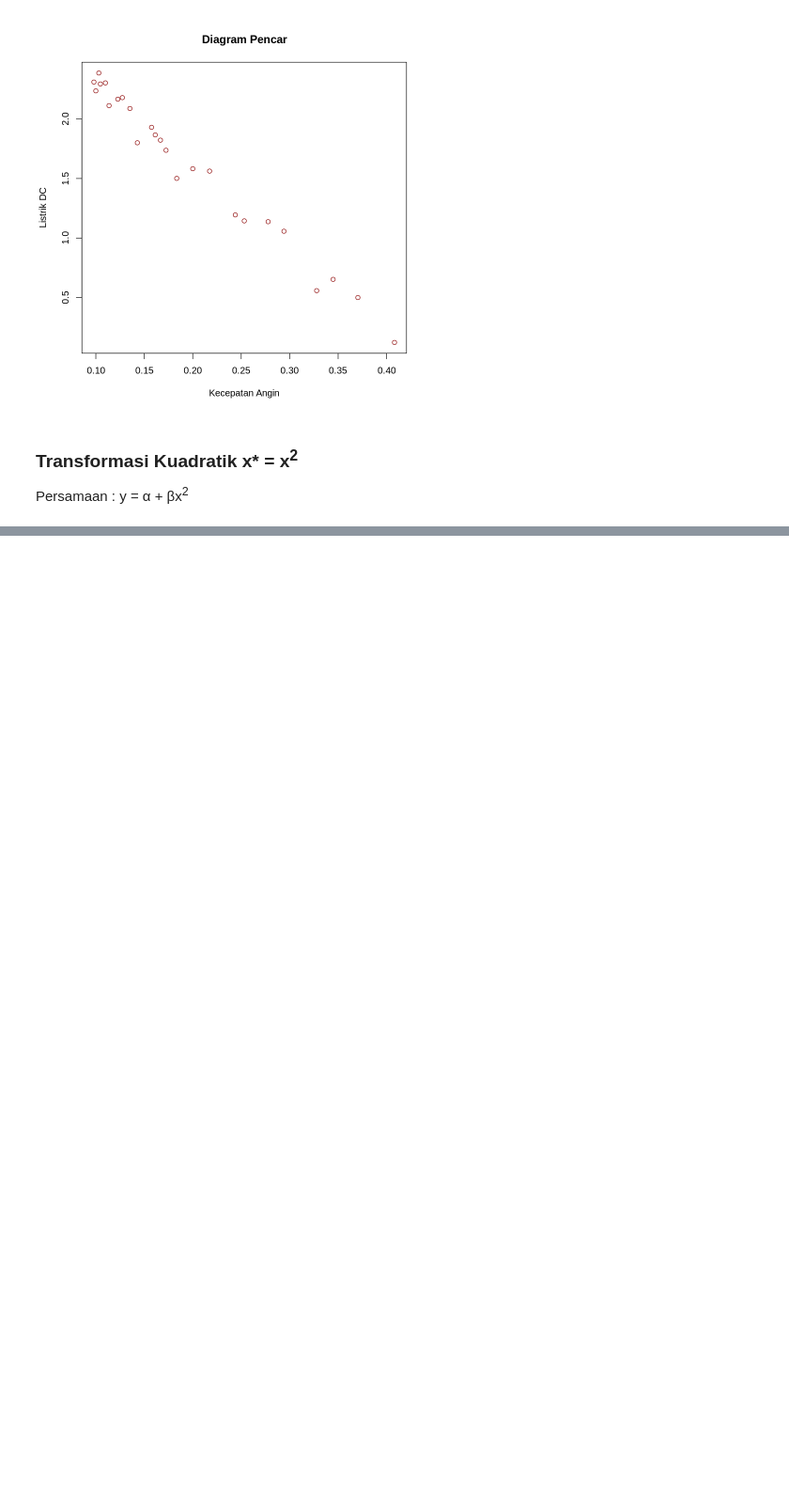
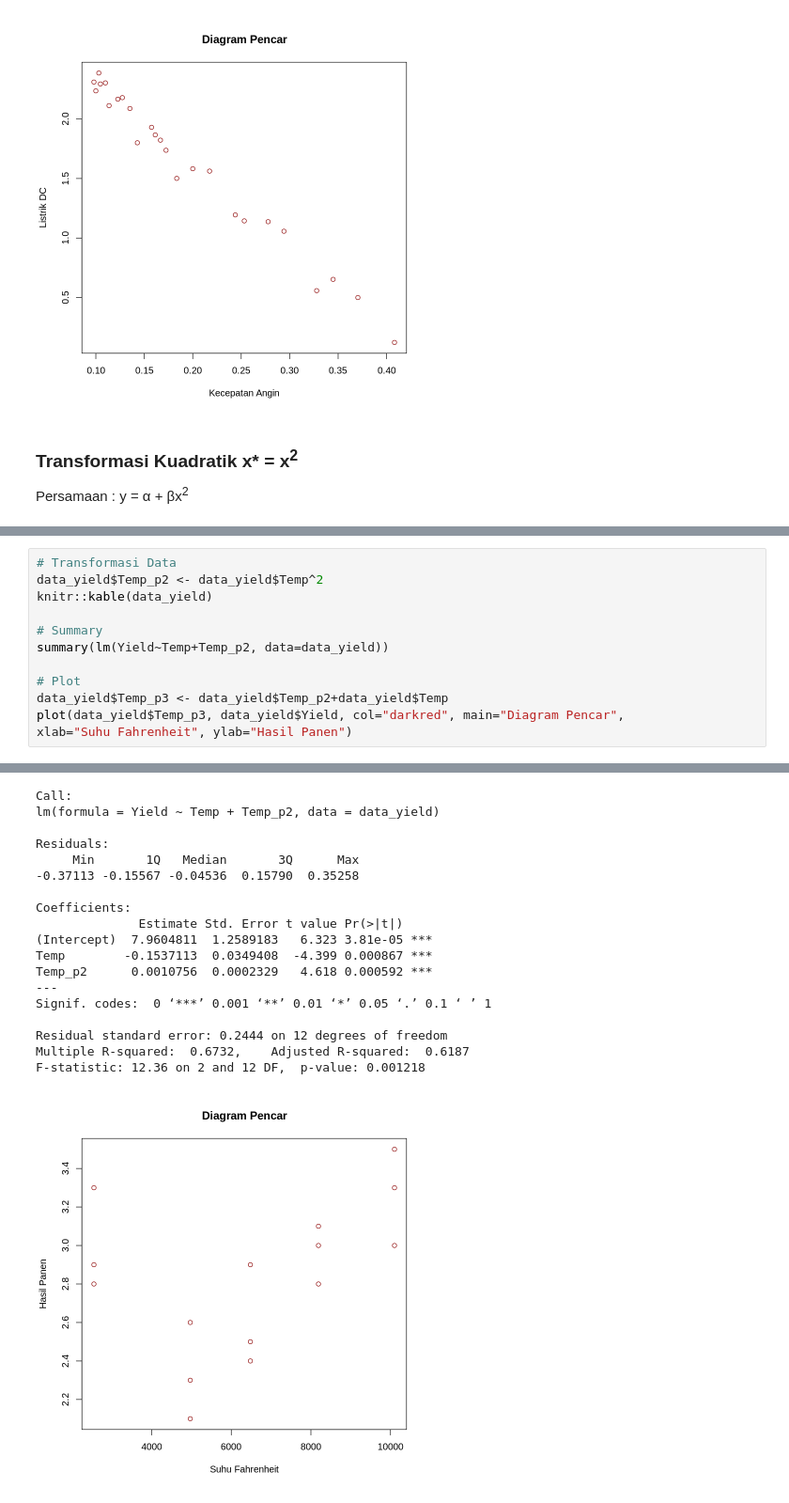
Before and after one commit to iizmyy/Analisis-dan-Visualisasi-Data, a Jupyter notebook: Modul_2.ipynb, the cells around one changed output, grey strips where cells are left out. Shown: that part at 94% size. Saved outputs shown, nothing was run; the diff lists cells and outputs as text; blank space fills up the shorter version.

```diff
--- a/Modul_2.ipynb
+++ b/Modul_2.ipynb
@@ -240,0 +288,13 @@ y = α + βx<sup>2</sup>
+# %%
+# Transformasi Data
+data_yield$Temp_p2 <- data_yield$Temp^2
+knitr::kable(data_yield)
+
+# Summary
+summary(lm(Yield~Temp+Temp_p2, data=data_yield))
+
+# Plot
+data_yield$Temp_p3 <- data_yield$Temp_p2+data_yield$Temp
+plot(data_yield$Temp_p3, data_yield$Yield, col="darkred", main="Diagram Pencar",
+xlab="Suhu Fahrenheit", ylab="Hasil Panen")
+# %% [output]
@@ -240,0 +318,19 @@ y = α + βx<sup>2</sup>
+Call:
+lm(formula = Yield ~ Temp + Temp_p2, data = data_yield)
+
+Residuals:
+     Min       1Q   Median       3Q      Max
+-0.37113 -0.15567 -0.04536  0.15790  0.35258
+
+Coefficients:
+              Estimate Std. Error t value Pr(>|t|)
+(Intercept)  7.9604811  1.2589183   6.323 3.81e-05 ***
+Temp        -0.1537113  0.0349408  -4.399 0.000867 ***
+Temp_p2      0.0010756  0.0002329   4.618 0.000592 ***
+---
+Signif. codes:  0 ‘***’ 0.001 ‘**’ 0.01 ‘*’ 0.05 ‘.’ 0.1 ‘ ’ 1
+
+Residual standard error: 0.2444 on 12 degrees of freedom
+Multiple R-squared:  0.6732,    Adjusted R-squared:  0.6187
+F-statistic: 12.36 on 2 and 12 DF,  p-value: 0.001218
+[figure, added]
```
Also changed, not shown: parts of 7 cells of this notebook.
